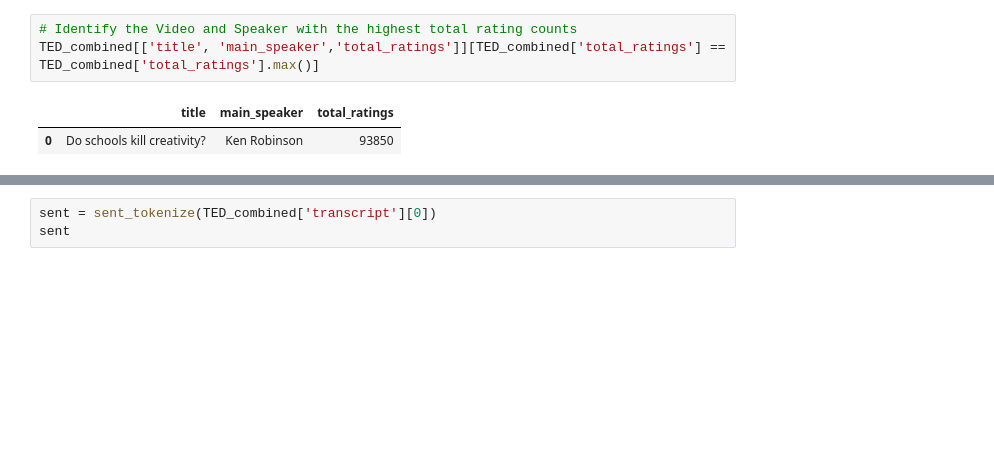
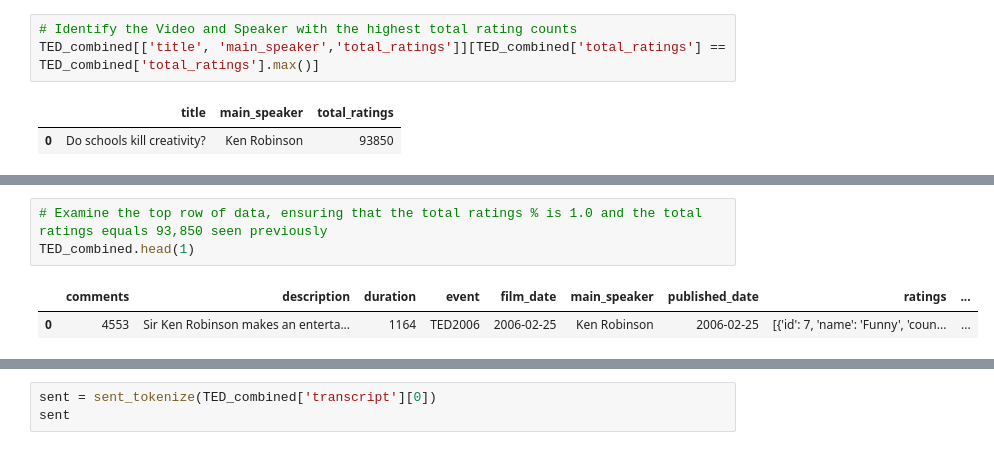
Before and after one commit to smeydell/Ted-Talk-NLP-Classification, a Jupyter notebook: Text NLP & Classification - Ted Talks.ipynb, the cells around one changed output, grey strips where cells are left out. Cells and saved outputs as stored; diff of their text form; blank space fills up the shorter version.

```diff
--- a/Text NLP & Classification - Ted Talks.ipynb
+++ b/Text NLP & Classification - Ted Talks.ipynb
@@ -623,3 +747,9 @@ unq_ratings = [i for n, i in enumerate(ratings) if i not in ratings[:n]]
+# %%
+# Examine the top row of data, ensuring that the total ratings % is 1.0 and the total ratings equals 93,850 seen previously
+TED_combined.head(1)
+# %% [output]
+|  | comments | description | duration | event | film_date | main_speaker | published_date | ratings | ... |
+| 0 | 4553 | Sir Ken Robinson makes an enterta... | 1164 | TED2006 | 2006-02-25 | Ken Robinson | 2006-02-25 | [{'id': 7, 'name': 'Funny', 'coun... | ... |
 # %%
 unq_ratings
 # %% [output]
```
Also changed, not shown: parts of 31 cells of this notebook.
